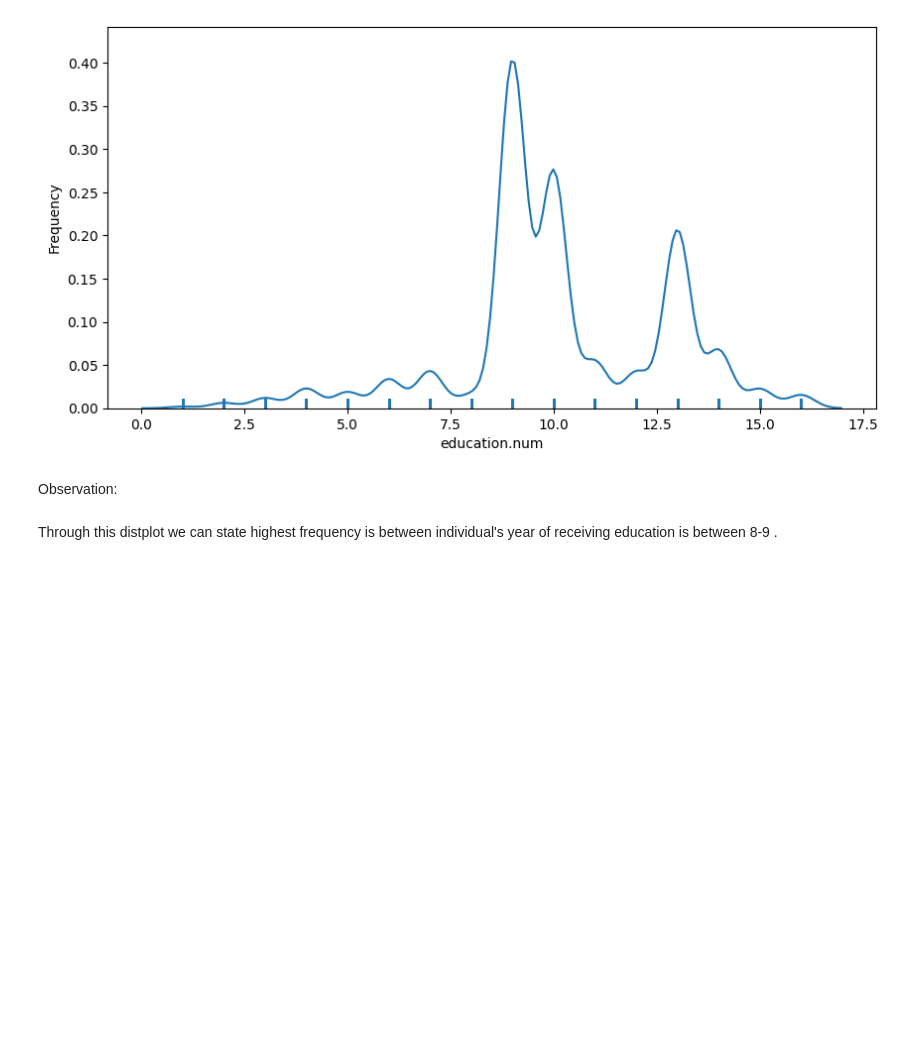
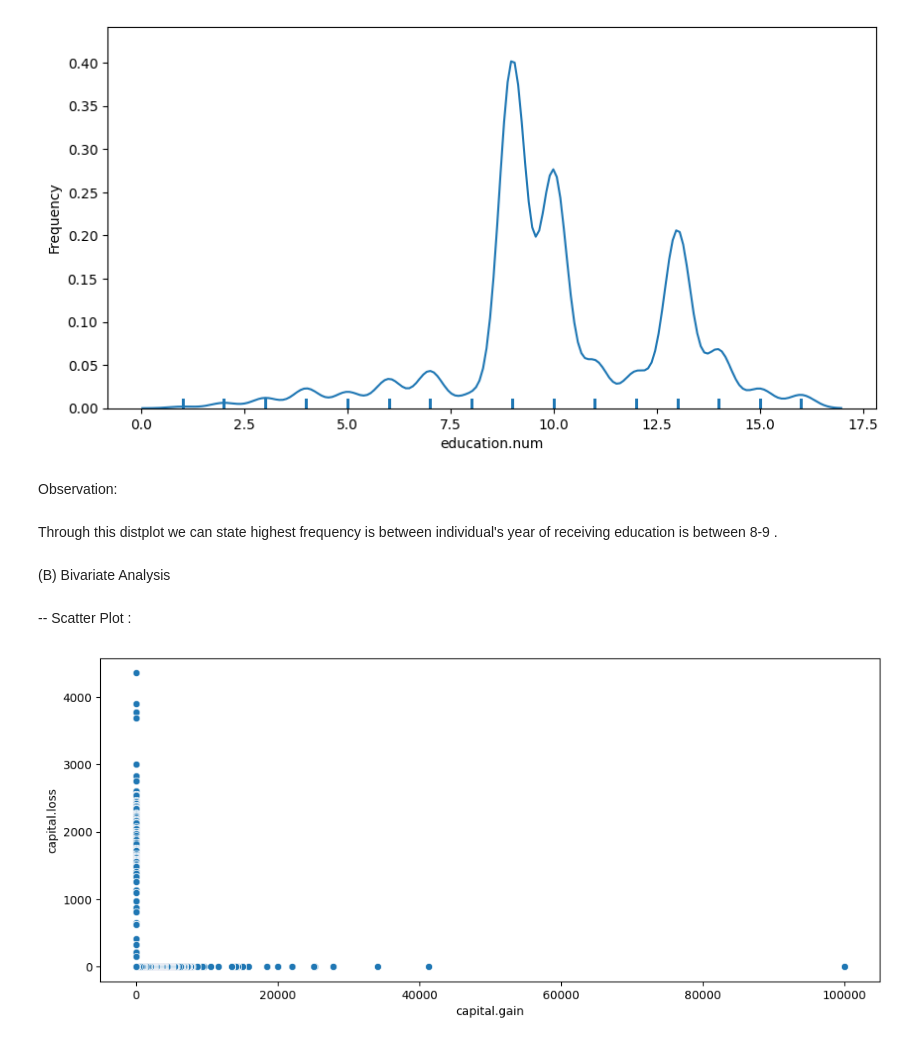
Before and after one commit to soniya-builds/Data-Analysis-Projects, a Jupyter notebook: Full Data Analysis Project with Python/raw_code.ipynb, the cells around one changed output. Cells and saved outputs as stored; diff of their text form; code cells hidden in the pictures; blank space fills up the shorter version.

```diff
--- a/Full Data Analysis Project with Python/raw_code.ipynb
+++ b/Full Data Analysis Project with Python/raw_code.ipynb
@@ -663,3 +663,14 @@ https://gist.github.com/mwaskom/de44147ed2974457ad6372750bbe5751
 Observation:
 # %% [markdown]
 Through this distplot we can state highest frequency is between individual's year of receiving education is between 8-9 .
+# %% [markdown]
+(B) Bivariate Analysis
+# %% [markdown]
+-- Scatter Plot :
+# %%
+### Between Capital Gain and Capital Loss
+plt.figure(figsize=(12,5))
+sb.scatterplot(x = df['capital.gain'], y = df['capital.loss'])
+plt.show()
+# %% [output]
+[figure, added]
```
